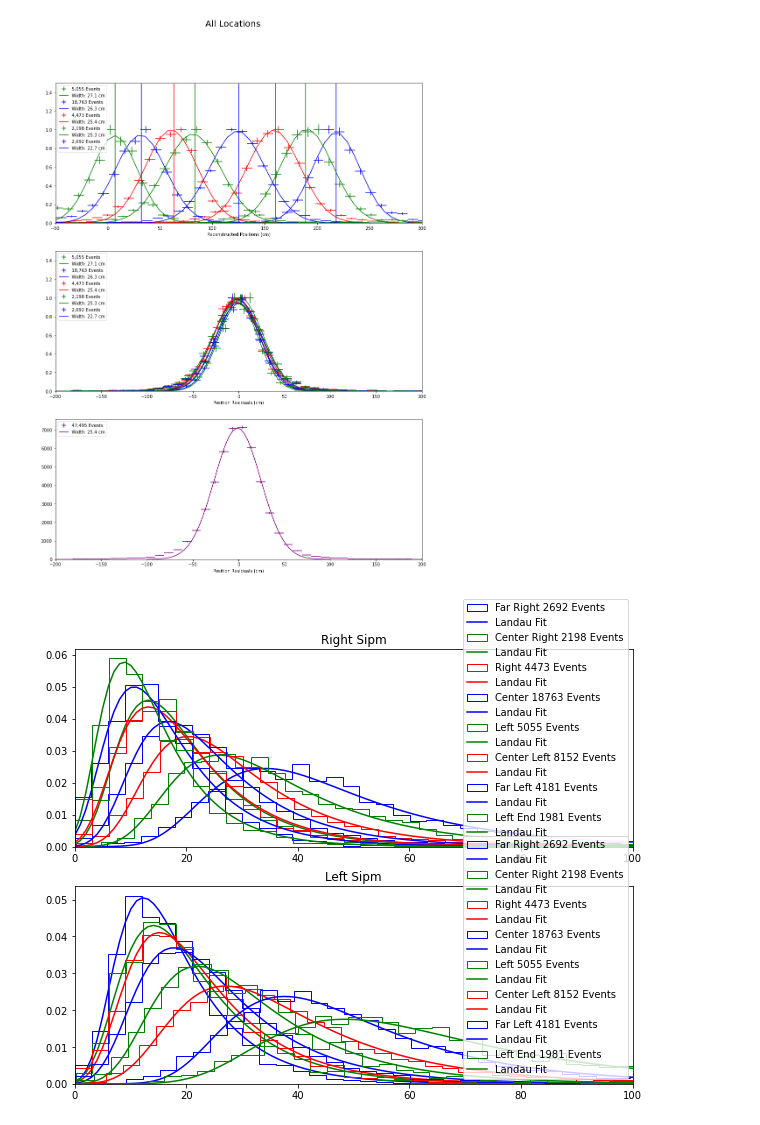
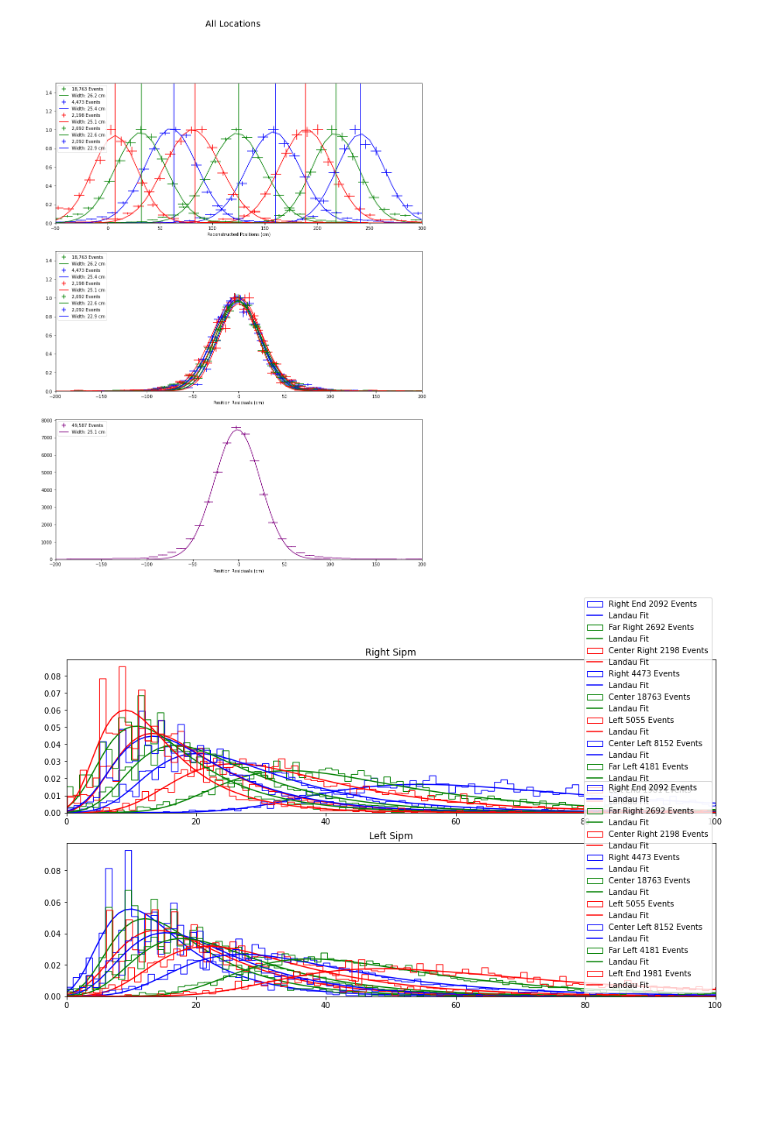
Before and after one commit to peckalec/fcal_project, a Jupyter notebook: SingleBarCosmics.ipynb, the cells around one changed output. Drawn from its saved outputs; the diff is of its cells as text; code cells hidden in the pictures; blank space fills up the shorter version.

```diff
--- a/SingleBarCosmics.ipynb
+++ b/SingleBarCosmics.ipynb
@@ -23,10 +23,10 @@ def Landau(x, normalization,location,stdev):
     renormalization = 1.64872*normalization
     return renormalization * np.exp(-u/2 - np.exp(-u)/2)
 # %%
-testpoints=np.array([232,203,174,139,97,77,46,21])
+testpoints=np.array([255,232,203,174,139,97,77,46,21])
 locations = testpoints - 14
 dataframes = [-666]*len(locations)
-positions = ["Far Right", "Center Right", "Right", "Center", "Left","Center Left", "Far Left", "Left End"]
+positions = ["Right End","Far Right", "Center Right", "Right", "Center", "Left","Center Left", "Far Left", "Left End"]
 colors=["blue","green","red"]
 # %%
 for i in range(len(locations)):
@@ -336,41 +337,41 @@ ax[2].set_xlabel("Position Residuals (cm)")
 ax[2].legend(handles=[myerr,myplt],loc='upper left')
 plt.show()
 # %% [output]
-[figure, old version]
+[figure, new version]
 # %%
-fig,ax = plt.subplots(2,1,figsize=(10,8))
-binresolution = 3
+fig,ax = plt.subplots(2,1,figsize=(15,8))
+binresolution = 1
 amplitude_R = np.array([])
 err_R = np.array([])
 amplitude_L = np.array([])
 err_L = np.array([])
 
 vpe_conversion = 3.4
 
 for i in range(len(positions)):
     bincount = int(np.floor( (max(dataframes[i].ch4_P2P_fit)-min(dataframes[i].ch4_P2P_fit))/binresolution ))
     count,binedges,bars=ax[0].hist(dataframes[i].ch4_P2P_fit,bincount, label=f"{positions[i]} {len(dataframes[i].ch4_P2P_fit)} Events",color=colors[i%3],visible=True,histtype="step",density = True) #
     bincenters = binedges[1:]/2+binedges[:-1]/2
-    coeff, covar = curve_fit(Landau, bincenters, count,p0=(0.03,15,10))
+    coeff, covar = curve_fit(Landau, bincenters, count,p0=(0.003,23,10))
     ax[0].plot(np.linspace(0,100,100),Landau(np.linspace(0,100,100),*coeff), label=f"Landau Fit",color=colors[i%3])
     amplitude_R = np.append(amplitude_R,coeff[1])
     err_R = np.append(err_R,np.sqrt(covar[1][1]))
     ax[0].legend()
     ax[0].set_xlim(0,100)
     ax[0].set_title("Right Sipm")
 
     bincount = int(np.floor( (max(dataframes[i].ch3_P2P_fit)-min(dataframes[i].ch3_P2P_fit))/binresolution ))
     count,binedges,bars=ax[1].hist(dataframes[i].ch3_P2P_fit,bincount, label=f"{positions[i]} {len(dataframes[i].ch3_P2P_fit)} Events",color=colors[i%3],visible=True,histtype="step",density = True)
     bincenters = binedges[1:]/2+binedges[:-1]/2
-    coeff, covar = curve_fit(Landau, bincenters, count,p0=(0.03,20,10))
+    coeff, covar = curve_fit(Landau, bincenters, count,p0=(0.003,25,10))
     ax[1].plot(np.linspace(0,100,100),Landau(np.linspace(0,100,100),*coeff), label=f"Landau Fit",color=colors[i%3])
     amplitude_L = np.append(amplitude_L,coeff[1])
     err_L = np.append(err_L,np.sqrt(covar[1][1]))
     ax[1].legend()
     ax[1].set_xlim(0,100)
     ax[1].set_title("Left Sipm")
 # %% [output]
-[figure, old version]
+[figure, new version]
 # %%
 amp_ratio = []
 err_amp = []
```
Also changed, not shown: parts of 14 cells of this notebook, 1 other file.
